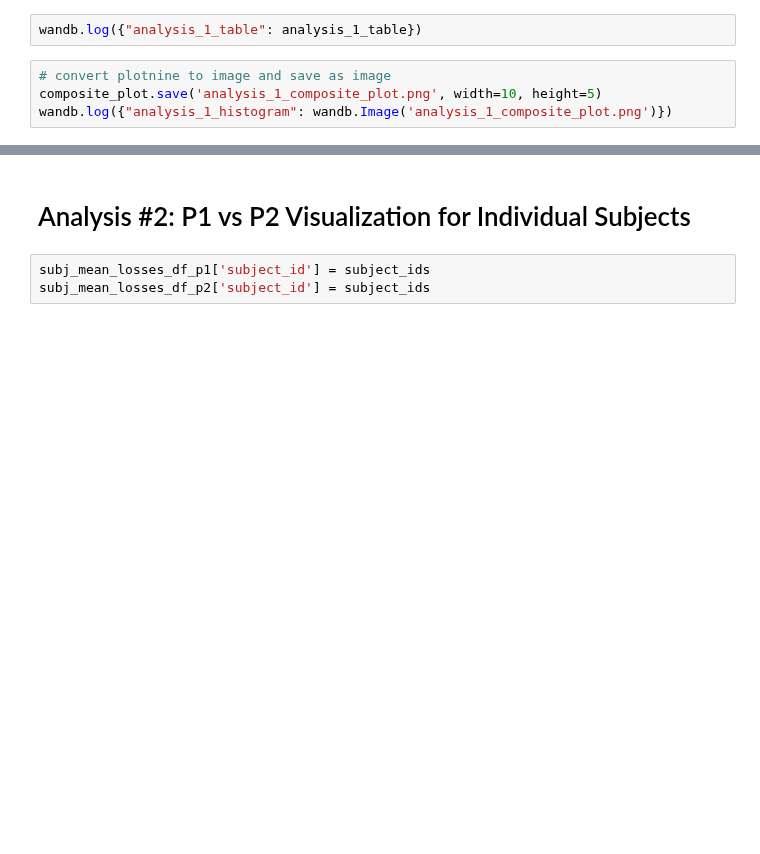
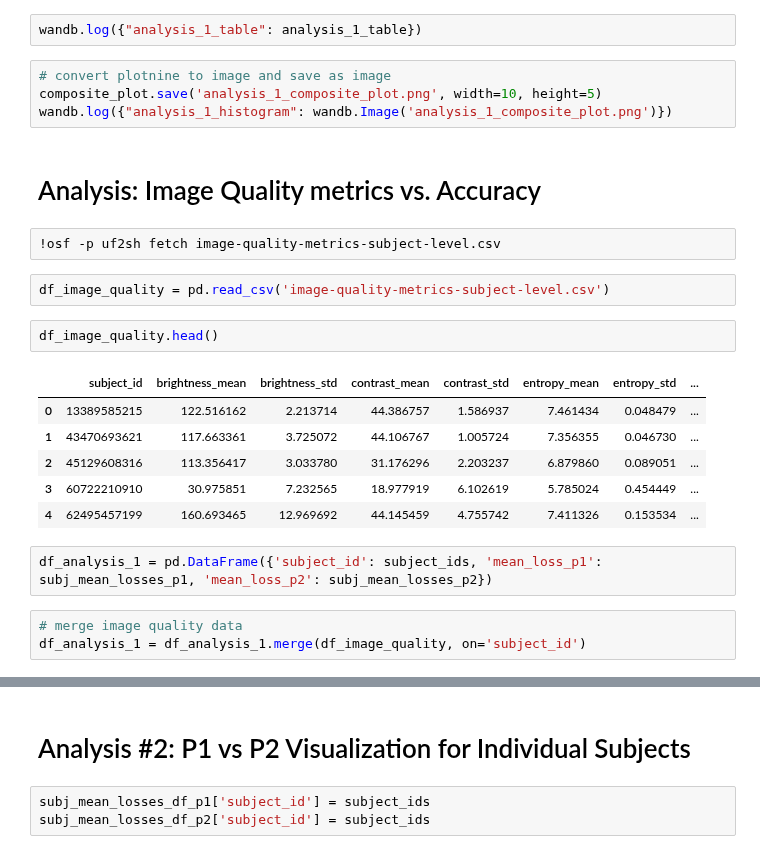
Before and after one commit to jspsych/eye-tracking-training, a Jupyter notebook: analysis/analysis-of-individual-model-run.ipynb, the cells around one changed output, grey strips where cells are left out. Cells and saved outputs as stored; diff of their text form; blank space fills up the shorter version.

```diff
--- a/analysis/analysis-of-individual-model-run.ipynb
+++ b/analysis/analysis-of-individual-model-run.ipynb
@@ -617,3 +709,23 @@ wandb.log({"analysis_1_table": analysis_1_table})
 # convert plotnine to image and save as image
 composite_plot.save('analysis_1_composite_plot.png', width=10, height=5)
 wandb.log({"analysis_1_histogram": wandb.Image('analysis_1_composite_plot.png')})
+# %% [markdown]
+# Analysis: Image Quality metrics vs. Accuracy
+# %%
+!osf -p uf2sh fetch image-quality-metrics-subject-level.csv
+# %%
+df_image_quality = pd.read_csv('image-quality-metrics-subject-level.csv')
+# %%
+df_image_quality.head()
+# %% [output]
+|  | subject_id | brightness_mean | brightness_std | contrast_mean | contrast_std | entropy_mean | entropy_std | ... |
+| 0 | 13389585215 | 122.516162 | 2.213714 | 44.386757 | 1.586937 | 7.461434 | 0.048479 | ... |
+| 1 | 43470693621 | 117.663361 | 3.725072 | 44.106767 | 1.005724 | 7.356355 | 0.046730 | ... |
+| 2 | 45129608316 | 113.356417 | 3.033780 | 31.176296 | 2.203237 | 6.879860 | 0.089051 | ... |
+| 3 | 60722210910 | 30.975851 | 7.232565 | 18.977919 | 6.102619 | 5.785024 | 0.454449 | ... |
+| 4 | 62495457199 | 160.693465 | 12.969692 | 44.145459 | 4.755742 | 7.411326 | 0.153534 | ... |
+# %%
+df_analysis_1 = pd.DataFrame({'subject_id': subject_ids, 'mean_loss_p1': subj_mean_losses_p1, 'mean_loss_p2': subj_mean_losses_p2})
+# %%
+# merge image quality data
+df_analysis_1 = df_analysis_1.merge(df_image_quality, on='subject_id')
```
Also changed, not shown: parts of 14 cells of this notebook.
